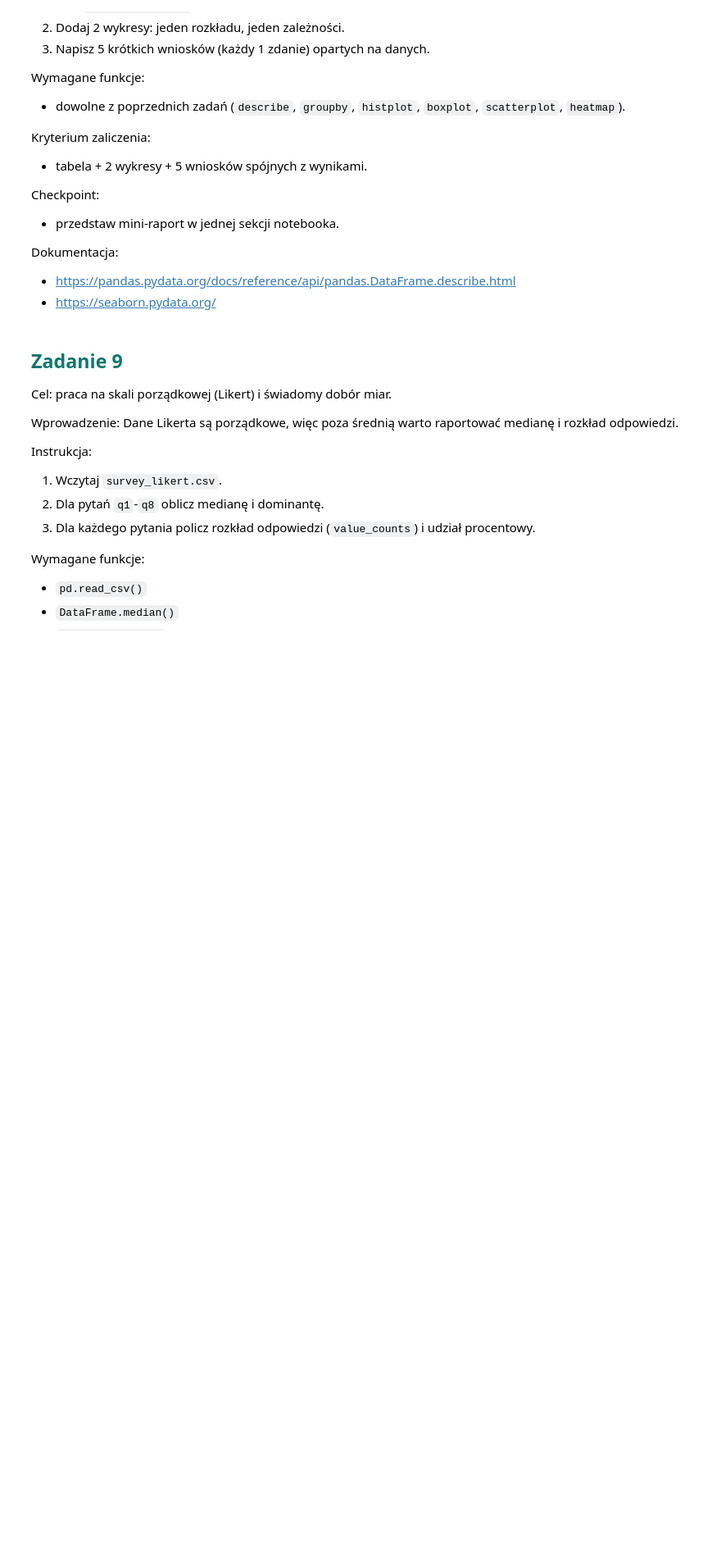
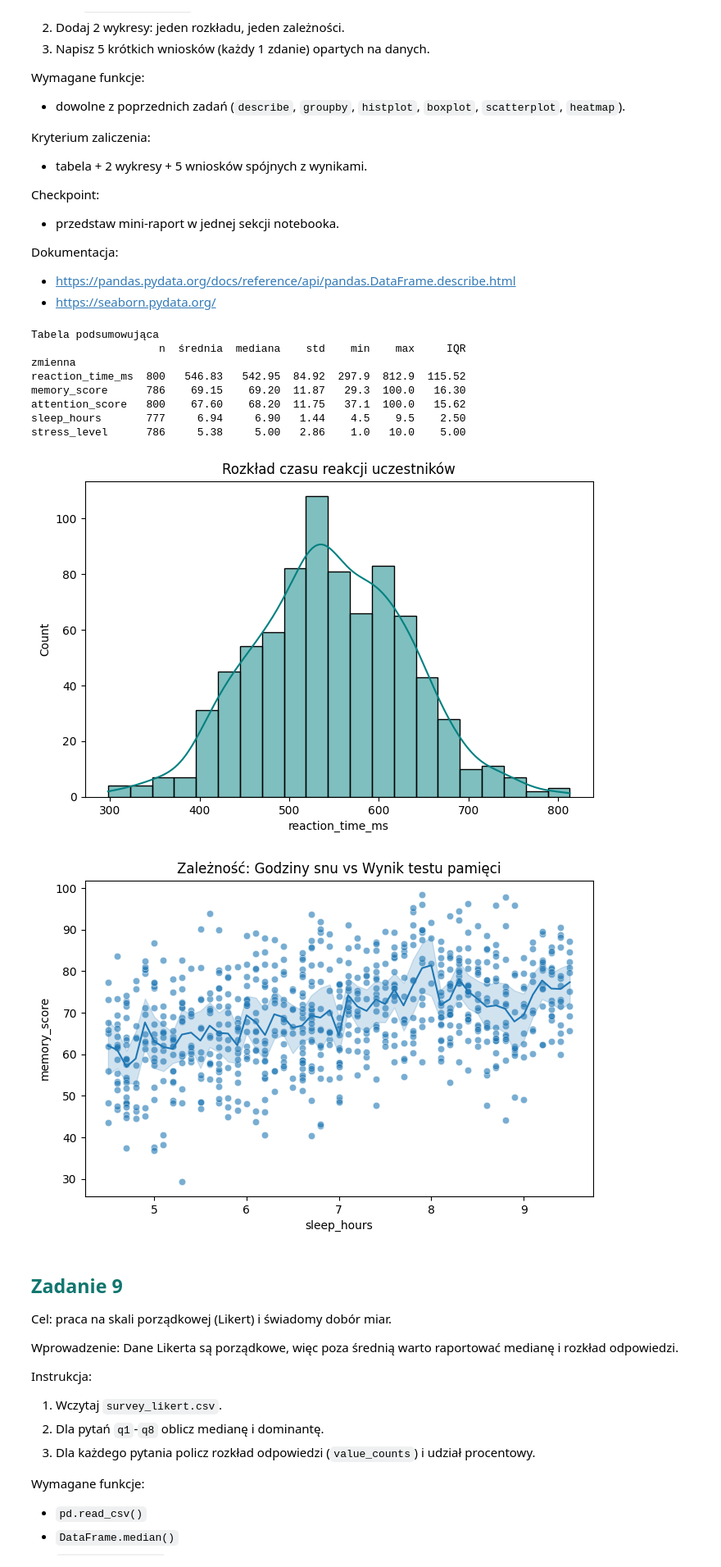
Before and after one commit to maciejkocik/AnalizaDanychPythonKurs, a Jupyter notebook: AnalizaDanychPython_Lekcja2.ipynb, the cells around one changed output. Shown at 82% size. Cells and saved outputs as stored; diff of their text form; code cells hidden in the pictures; blank space fills up the shorter version.

Commit message:
Zadanie 8 – mini-raport analityczny

```diff
--- a/AnalizaDanychPython_Lekcja2.ipynb
+++ b/AnalizaDanychPython_Lekcja2.ipynb
@@ -632,6 +632,59 @@ Checkpoint:
 Dokumentacja:
 - https://pandas.pydata.org/docs/reference/api/pandas.DataFrame.describe.html
 - https://seaborn.pydata.org/
+# %%
+# Zadanie 8 – mini-raport analityczny
+
+import pandas as pd
+import seaborn as sns
+import matplotlib.pyplot as plt
+
+df = pd.read_csv("dane_lekcja2/participants.csv")
+
+# Tabela podsumowująca
+zmienne = ["reaction_time_ms", "memory_score", "attention_score", "sleep_hours", "stress_level"]
+
+wyniki = []
+for zmienna in zmienne:
+    col = df[zmienna].dropna()
+    Q1 = col.quantile(0.25)
+    Q3 = col.quantile(0.75)
+    wyniki.append({
+        "zmienna":  zmienna,
+        "n":        col.count(),
+        "średnia":  col.mean().round(2),
+        "mediana":  col.median().round(2),
+        "std":      col.std().round(2),
+        "min":      col.min().round(2),
+        "max":      col.max().round(2),
+        "IQR":      (Q3 - Q1).round(2),
+    })
+
+tabela = pd.DataFrame(wyniki).set_index("zmienna")
+print("Tabela podsumowująca")
+print(tabela, "\n")
+
+plt.figure(figsize=(8, 5))
+sns.histplot(df['reaction_time_ms'], kde=True, color='teal')
+plt.title("Rozkład czasu reakcji uczestników")
+plt.show()
+
+plt.figure(figsize=(8, 5))
+sns.scatterplot(data=df, x='sleep_hours', y='memory_score', alpha=0.6)
+sns.lineplot(data=df, x='sleep_hours', y='memory_score')
+plt.title("Zależność: Godziny snu vs Wynik testu pamięci")
+plt.show()
+# %% [output]
+Tabela podsumowująca
+                    n  średnia  mediana    std    min    max     IQR
+zmienna
+reaction_time_ms  800   546.83   542.95  84.92  297.9  812.9  115.52
+memory_score      786    69.15    69.20  11.87   29.3  100.0   16.30
+attention_score   800    67.60    68.20  11.75   37.1  100.0   15.62
+sleep_hours       777     6.94     6.90   1.44    4.5    9.5    2.50
+stress_level      786     5.38     5.00   2.86    1.0   10.0    5.00
+[figure, added]
+[figure, added]
 # %% [markdown]
 ## <span style="color:#0f766e; font-weight:700;">Zadanie 9</span>
 
```
